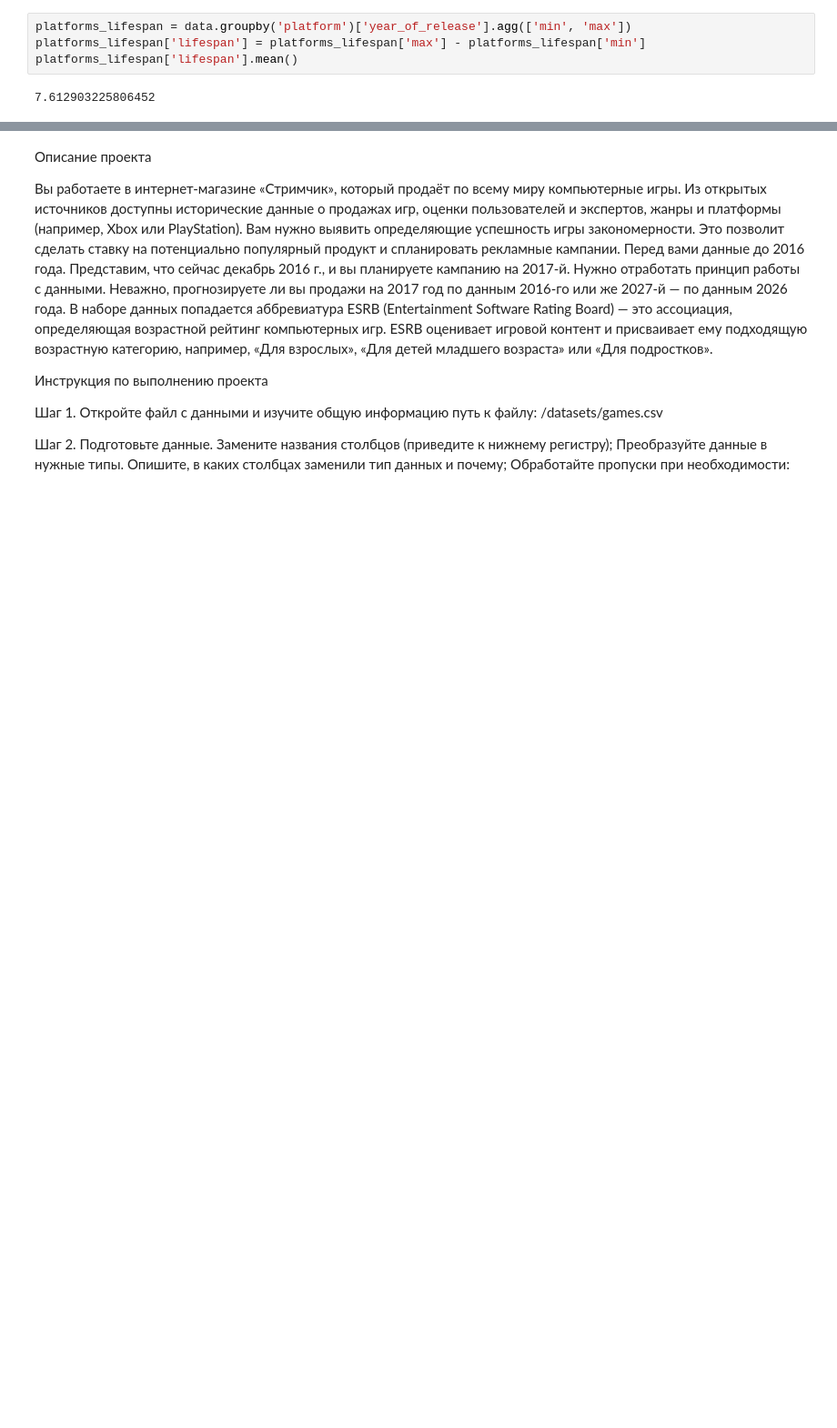
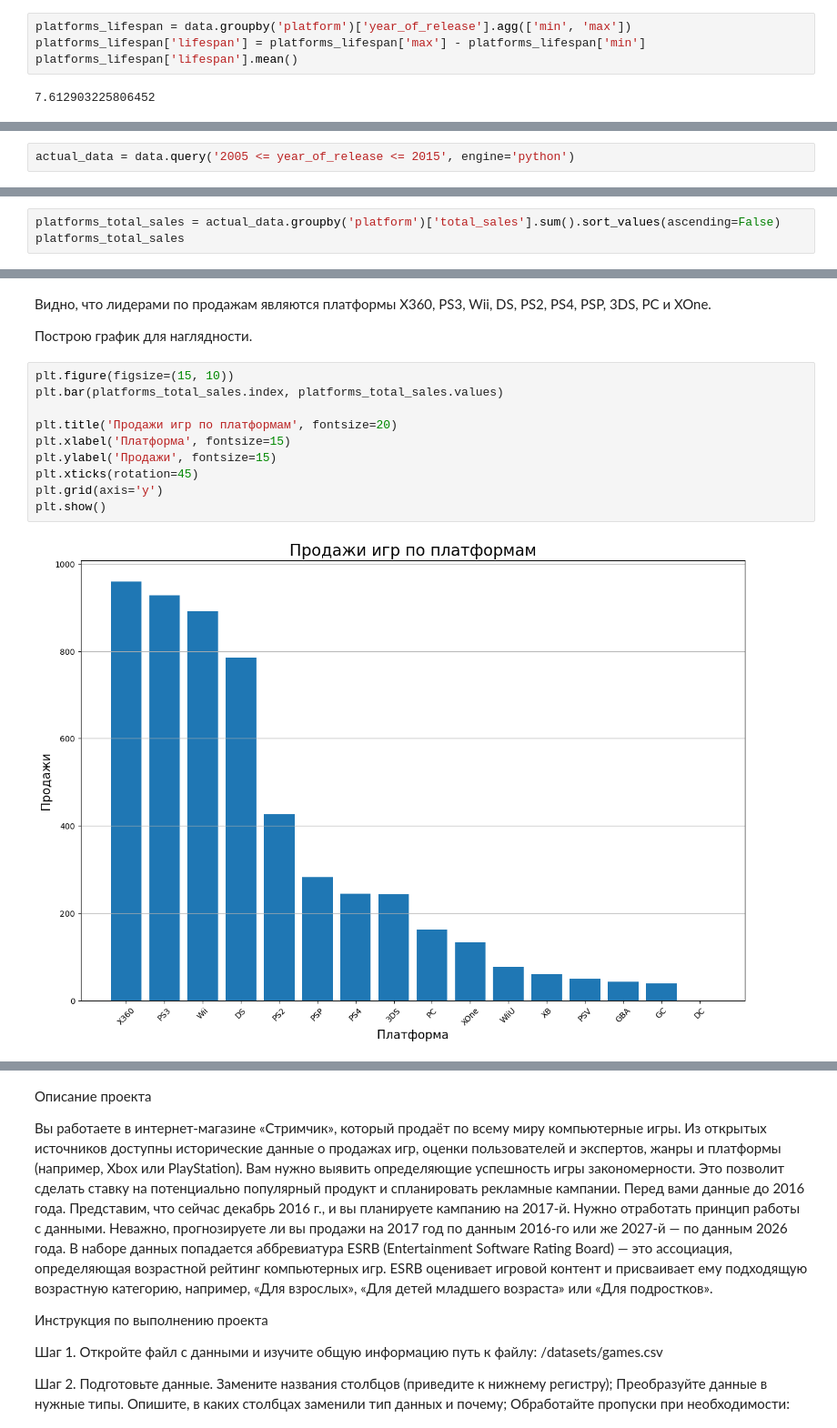
Before and after one commit to sudobooo/games_project, a Jupyter notebook: games_project.ipynb, the cells around one changed output, grey strips where cells are left out. Shown at 91% size. Cells and saved outputs as stored; diff of their text form; blank space fills up the shorter version.

```diff
--- a/games_project.ipynb
+++ b/games_project.ipynb
@@ -515,0 +540,2 @@ platforms_lifespan['lifespan'].mean()
+# %%
+actual_data = data.query('2005 <= year_of_release <= 2015', engine='python')
@@ -515,0 +579,3 @@ platforms_lifespan['lifespan'].mean()
+# %%
+platforms_total_sales = actual_data.groupby('platform')['total_sales'].sum().sort_values(ascending=False)
+platforms_total_sales
@@ -515,0 +601,16 @@ platforms_lifespan['lifespan'].mean()
+# %% [markdown]
+Видно, что лидерами по продажам являются платформы X360, PS3, Wii, DS, PS2, PS4, PSP, 3DS, PC и XOne.
+
+Построю график для наглядности.
+# %%
+plt.figure(figsize=(15, 10))
+plt.bar(platforms_total_sales.index, platforms_total_sales.values)
+
+plt.title('Продажи игр по платформам', fontsize=20)
+plt.xlabel('Платформа', fontsize=15)
+plt.ylabel('Продажи', fontsize=15)
+plt.xticks(rotation=45)
+plt.grid(axis='y')
+plt.show()
+# %% [output]
+[figure, added]
```
Also changed, not shown: parts of 46 cells of this notebook.
